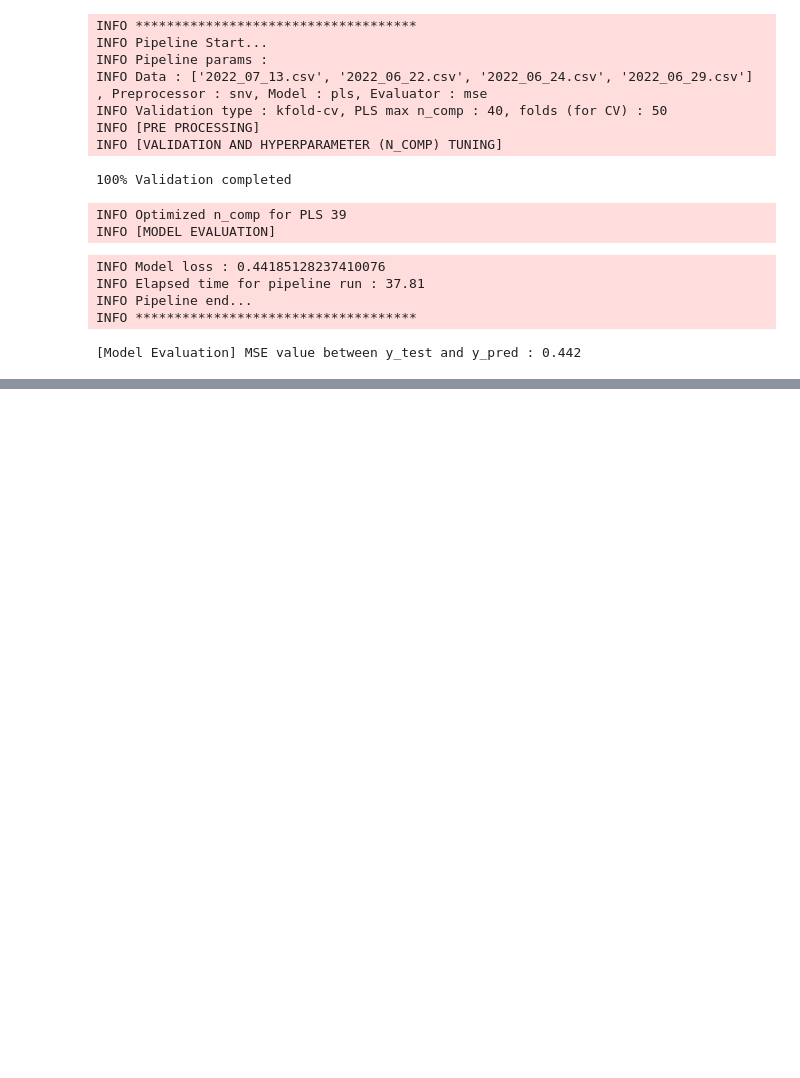
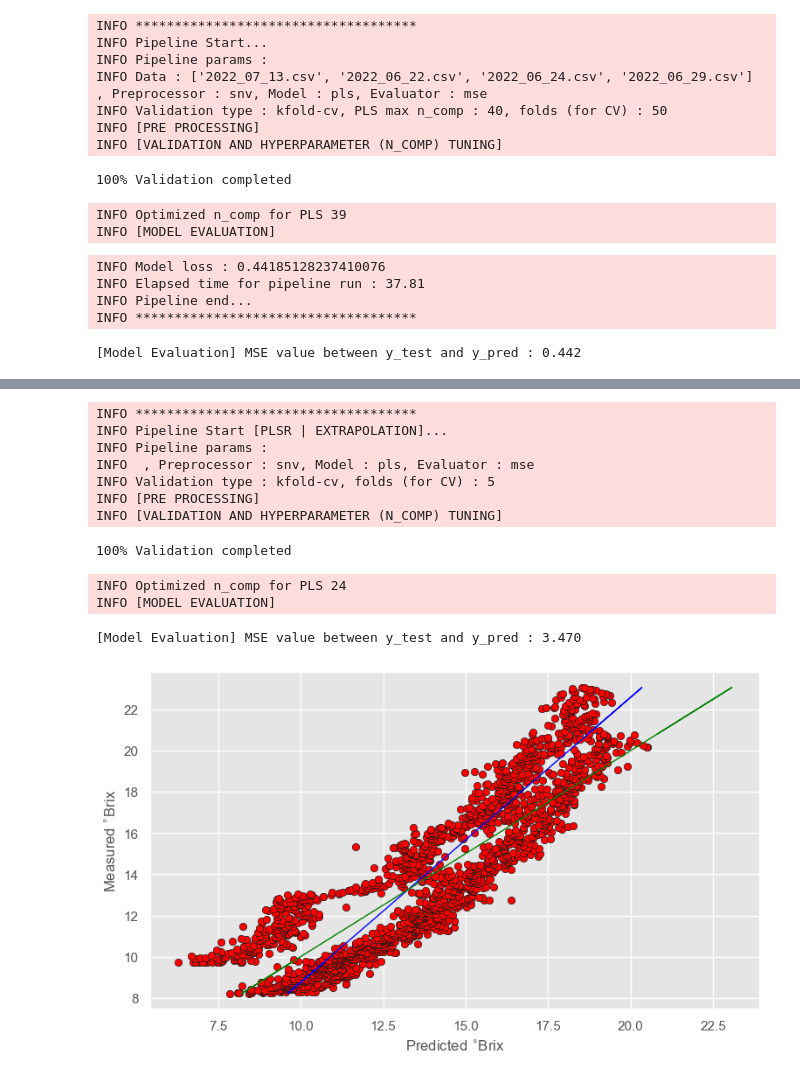
Before and after one commit to kaustav020189/NIR-spectroscopy, a Jupyter notebook: PLS_pipeline.ipynb, the cells around one changed output, grey strips where cells are left out. Drawn from its saved outputs; the diff is of its cells as text; code cells hidden in the pictures; blank space fills up the shorter version.

```diff
--- a/PLS_pipeline.ipynb
+++ b/PLS_pipeline.ipynb
@@ -587,0 +683,80 @@ INFO ************************************
+# %%
+# Nothing to change here.
+split_params = {
+    'sep' : ';',
+    'drop_columns' : ['Timestamp', 'TS_sim'],
+    'index_column' : 'Timestamp',
+    'y_data_column' : 'TS_sim',
+}
+
+# Data splitting (Manual)
+# read the file and create dataframe
+import pandas as pd
+
+# CREATING TRAINING DATASET
+# read 3 files and create training dataframe
+df_list = []
+training_files = [files[0],files[1],files[2]]
+for i, file in enumerate(training_files):
+    dataset = pd.read_csv(file, sep=split_params['sep'])
+    dataset.set_index(split_params['index_column'])
+    df_list.append(dataset)
+# concatenate them together
+big_df = pd.concat(df_list, ignore_index=True)
+X_train = big_df.drop(axis=1,
+                      columns=split_params['drop_columns'])  # drop the last column, so we have exactly 256 features
+y_train = big_df[split_params['y_data_column']]
+
+# CREATING TEST DATASET
+dataset = pd.read_csv(files[3], sep=split_params['sep'])
+dataset.set_index(split_params['index_column'])
+X_test = dataset.drop(axis=1, columns=split_params['drop_columns'])  # drop the last column, so we have exactly 256 features
+y_test = dataset[split_params['y_data_column']]
+
+# final data tuple
+data = (X_train, X_test, y_train, y_test)
+
+# Not required since we use only SNV and MSC for LASSO
+preprocessor_params = {}
+
+pipeline_params = {
+    'logger' : logger,
+    'data' : data,
+    'validation-type' : validation_types[0],        # only KFolds
+    'preprocessor' : preprocessors[3],              # only SNV
+    'preprocessor-params' : preprocessor_params,
+    'model' : models[0],                            # PLSR
+    'evaluator' : evaluators[0],                    # MSE
+    'pls_max_n_comp' : int(pls_max_n_comp),
+    'folds' : int(folds),
+    'wl' : wl,
+    'plotting' : False,
+    'showModelEvaluationPlots' : True,     # set to True to show final prediction line of best fit
+    'pipeline_run_type' : pipeline_run_types[1]
+}
+
+start = timer()
+logger.info("************************************")
+logger.info("Pipeline Start [PLSR | EXTRAPOLATION]...")
+logger.info("Pipeline params :")
+logger.info(" , Preprocessor : " + str(pipeline_params['preprocessor'])
+            + ", Model : " + str(pipeline_params['model']) + ", Evaluator : " + str(pipeline_params['evaluator']))
+logger.info("Validation type : " + str(pipeline_params['validation-type']) + ", folds (for CV) : " + str(pipeline_params['folds']))
+util.pipeline(pipeline_params)
+end = timer()
+logger.info("Elapsed time for pipeline run : " + str(round((end - start),2)))
+logger.info("Pipeline end...")
+logger.info("************************************")
+# %% [output]
+INFO ************************************
+INFO Pipeline Start [PLSR | EXTRAPOLATION]...
+INFO Pipeline params :
+INFO  , Preprocessor : snv, Model : pls, Evaluator : mse
+INFO Validation type : kfold-cv, folds (for CV) : 5
+INFO [PRE PROCESSING]
+INFO [VALIDATION AND HYPERPARAMETER (N_COMP) TUNING]
+100% Validation completed
+INFO Optimized n_comp for PLS 24
+INFO [MODEL EVALUATION]
+[Model Evaluation] MSE value between y_test and y_pred : 3.470
+[figure, added]
```
Also changed, not shown: parts of 4 cells of this notebook, 2 other files.
